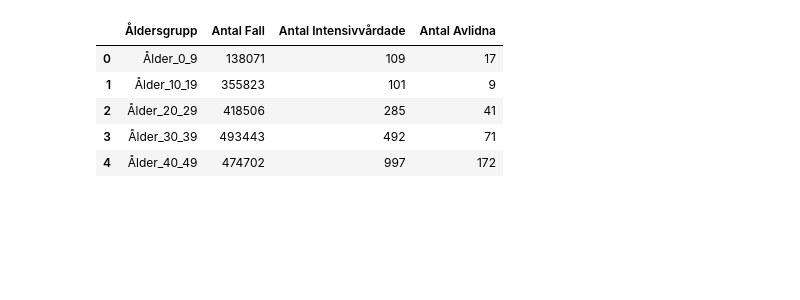
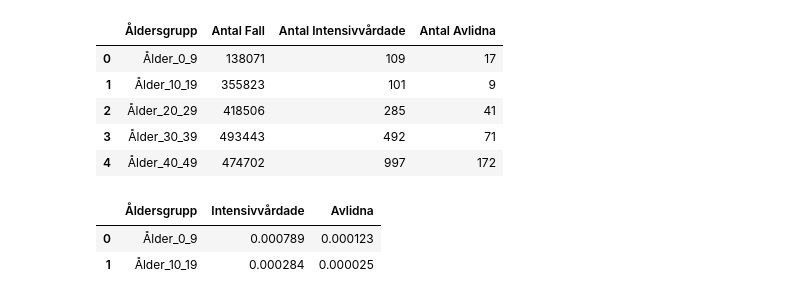
Before and after one commit to Andreas-Svensson/data_processing, a Jupyter notebook: Laboration_Covid19/E3_KPI_Effect_Age_Groups.ipynb, the cells around one changed output. Drawn from its saved outputs; the diff is of its cells as text; code cells hidden in the pictures; blank space fills up the shorter version.

Commit message:
styling graphs, added relative amount plot

```diff
--- a/Laboration_Covid19/E3_KPI_Effect_Age_Groups.ipynb
+++ b/Laboration_Covid19/E3_KPI_Effect_Age_Groups.ipynb
@@ -5,10 +5,10 @@ import plotly_express as px
 file_path = "Data/Folkhalsomyndigheten_Covid19.xlsx"
 sheet_name = "Totalt antal per åldersgrupp"
 
-df_antal_fall_per_åldersgrupp = pd.read_excel(file_path, sheet_name = sheet_name)
-df_antal_fall_per_åldersgrupp.rename(columns = {"Totalt_antal_fall": "Antal Fall", "Totalt_antal_intensivvårdade": "Antal Intensivvårdade", "Totalt_antal_avlidna": "Antal Avlidna"}, inplace = True)
-# TODO regex out underscores in Ålder
-df_antal_fall_per_åldersgrupp.head()
+df = pd.read_excel(file_path, sheet_name = sheet_name)
+df.rename(columns = {"Totalt_antal_fall": "Antal Fall", "Totalt_antal_intensivvårdade": "Antal Intensivvårdade", "Totalt_antal_avlidna": "Antal Avlidna"}, inplace = True)
+# TODO remove underscores in Ålder
+df.head()
 # %% [output]
 |  | Åldersgrupp | Antal Fall | Antal Intensivvårdade | Antal Avlidna |
 | 0 | Ålder_0_9 | 138071 | 109 | 17 |
@@ -22,0 +30,14 @@ px.histogram(df_antal_fall_per_åldersgrupp, x = "Åldersgrupp", y = ["Antal Fal
+# %%
+# dividing intensive care patients and deceased by amount of infected to get relative amounts through the age groups
+df_andel = pd.DataFrame(
+    {
+        "Åldersgrupp": df["Åldersgrupp"],
+        "Intensivvårdade": df["Antal Intensivvårdade"] / df["Antal Fall"],
+        "Avlidna": df["Antal Avlidna"] / df["Antal Fall"],
+    }
+)
+df_andel.head(2)
+# %% [output]
+|  | Åldersgrupp | Intensivvårdade | Avlidna |
+| 0 | Ålder_0_9 | 0.000789 | 0.000123 |
+| 1 | Ålder_10_19 | 0.000284 | 0.000025 |
```
Also changed, not shown: parts of 2 cells of this notebook.
